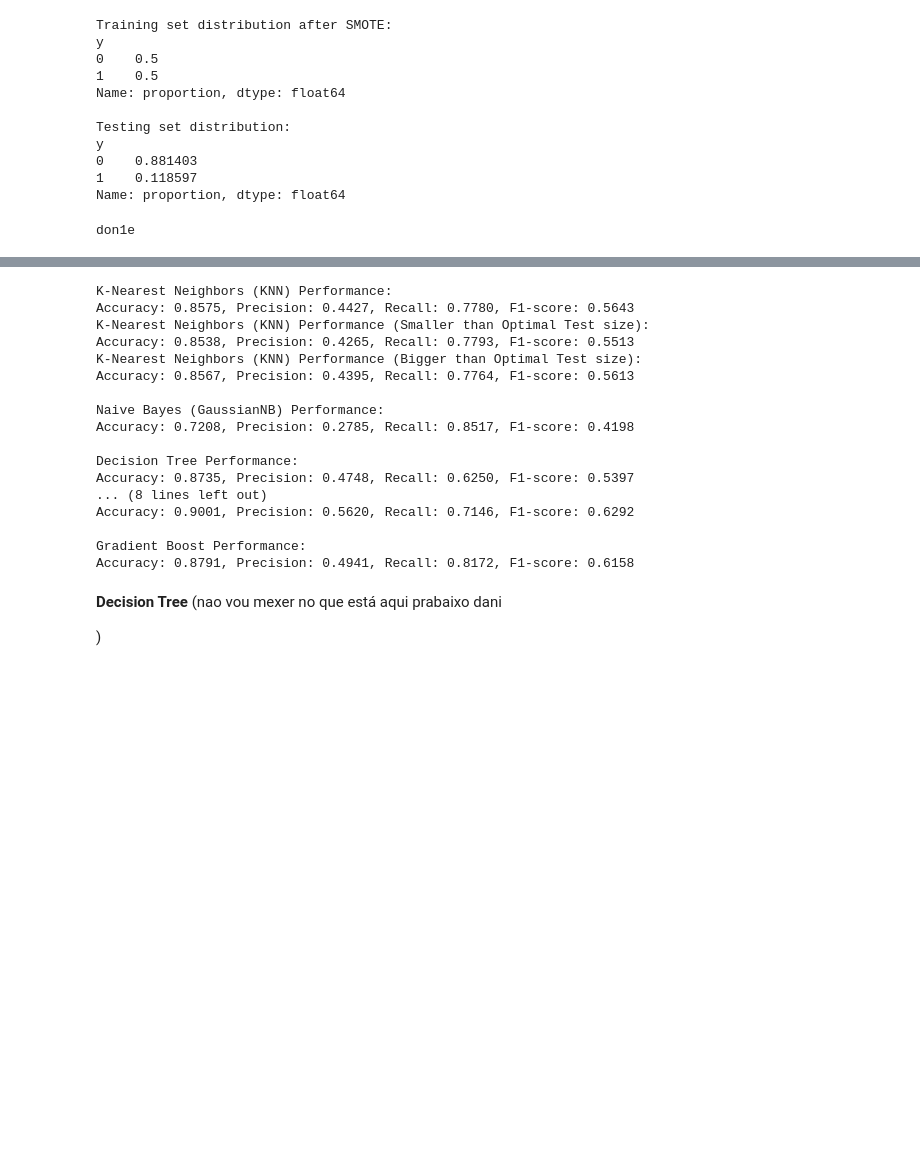
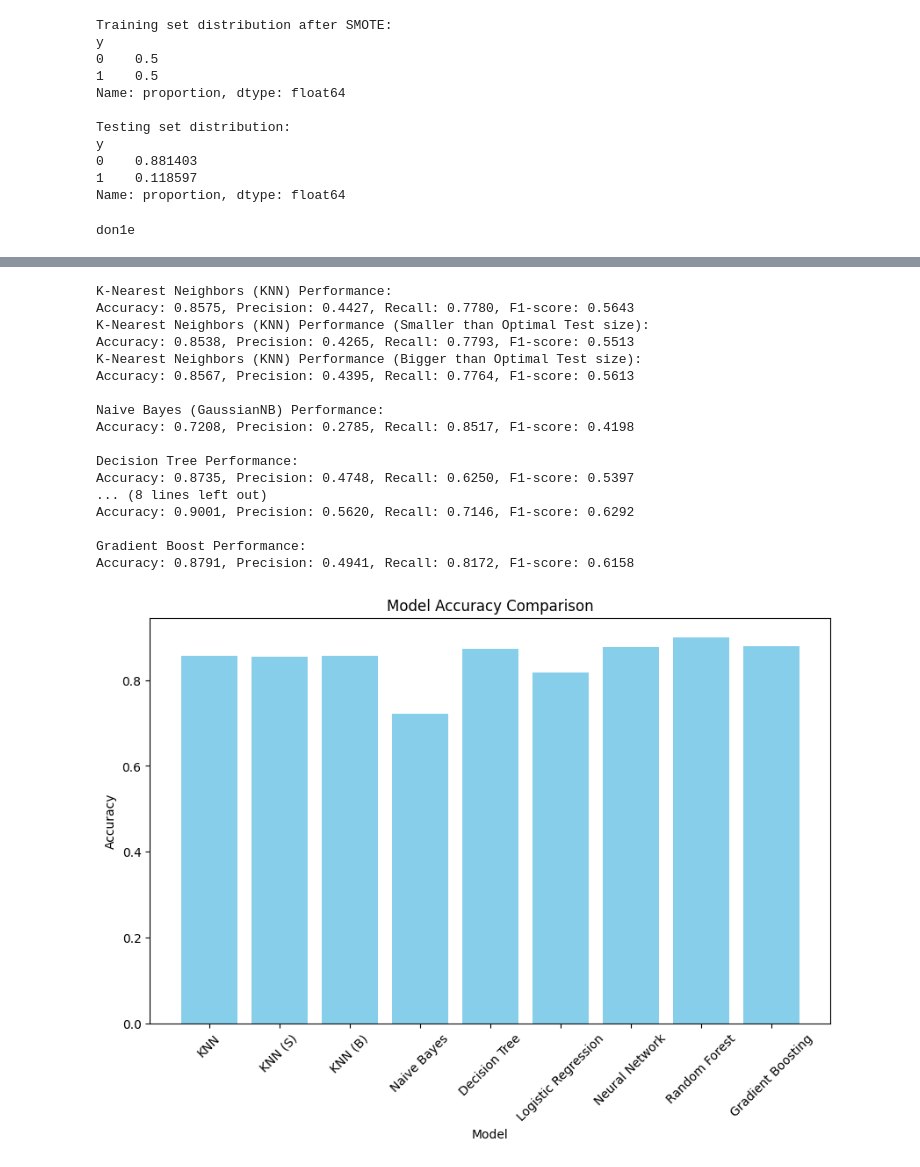
Before and after one commit to DanielCarneiro123/Machine-Learning-Proj, a Jupyter notebook: src/dataset_cleaning.ipynb, the cells around one changed output, grey strips where cells are left out. Drawn from its saved outputs; the diff is of its cells as text; code cells hidden in the pictures; blank space fills up the shorter version.

Commit message:
accuracy comp + time func

```diff
--- a/src/dataset_cleaning.ipynb
+++ b/src/dataset_cleaning.ipynb
@@ -509,34 +575,52 @@ print("\nLogistic Regression Performance:")
 print(f"Accuracy: {accuracy_lr:.4f}, Precision: {precision_lr:.4f}, Recall: {recall_lr:.4f}, F1-score: {f1_lr:.4f}")
 
 print("\nNeural Network Performance:")
 print(f"Accuracy: {accuracy_nn:.4f}, Precision: {precision_nn:.4f}, Recall: {recall_nn:.4f}, F1-score: {f1_nn:.4f}")
 
 print("\nRandom Forest Performance:")
 print(f"Accuracy: {accuracy_rf:.4f}, Precision: {precision_rf:.4f}, Recall: {recall_rf:.4f}, F1-score: {f1_rf:.4f}")
 
 
 
 print("\nGradient Boost Performance:")
 print(f"Accuracy: {accuracy_gb:.4f}, Precision: {precision_gb:.4f}, Recall: {recall_gb:.4f}, F1-score: {f1_gb:.4f}")
+
+
+accuracies = []
+model_names = ['KNN', 'KNN (S)', 'KNN (B)', 'Naive Bayes', 'Decision Tree', 'Logistic Regression', 'Neural Network', 'Random Forest', 'Gradient Boosting']
+accuracies.append(accuracy_knn)
+accuracies.append(accuracy_knnS)
+accuracies.append(accuracy_knnB)
+accuracies.append(accuracy_nb)
+accuracies.append(accuracy_dt)
+accuracies.append(accuracy_lr)
+accuracies.append(accuracy_nn)
+accuracies.append(accuracy_rf)
+accuracies.append(accuracy_gb)
+plt.figure(figsize=(10, 6))
+x = np.arange(len(model_names))
+plt.bar(x, accuracies, color='skyblue')
+plt.xlabel('Model')
+plt.ylabel('Accuracy')
+plt.title('Model Accuracy Comparison')
+plt.xticks(x, model_names, rotation=45)
+plt.show()
 # %% [output]
 K-Nearest Neighbors (KNN) Performance:
 Accuracy: 0.8575, Precision: 0.4427, Recall: 0.7780, F1-score: 0.5643
 K-Nearest Neighbors (KNN) Performance (Smaller than Optimal Test size):
 Accuracy: 0.8538, Precision: 0.4265, Recall: 0.7793, F1-score: 0.5513
 K-Nearest Neighbors (KNN) Performance (Bigger than Optimal Test size):
 Accuracy: 0.8567, Precision: 0.4395, Recall: 0.7764, F1-score: 0.5613
 
 Naive Bayes (GaussianNB) Performance:
 Accuracy: 0.7208, Precision: 0.2785, Recall: 0.8517, F1-score: 0.4198
 
 Decision Tree Performance:
 Accuracy: 0.8735, Precision: 0.4748, Recall: 0.6250, F1-score: 0.5397
 ... (8 lines left out)
 Accuracy: 0.9001, Precision: 0.5620, Recall: 0.7146, F1-score: 0.6292
 
 Gradient Boost Performance:
 Accuracy: 0.8791, Precision: 0.4941, Recall: 0.8172, F1-score: 0.6158
+[figure, added]
-# %% [markdown]
-**Decision Tree** (nao vou mexer no que está aqui prabaixo dani
-
-)
```
Also changed, not shown: parts of 7 cells of this notebook.
